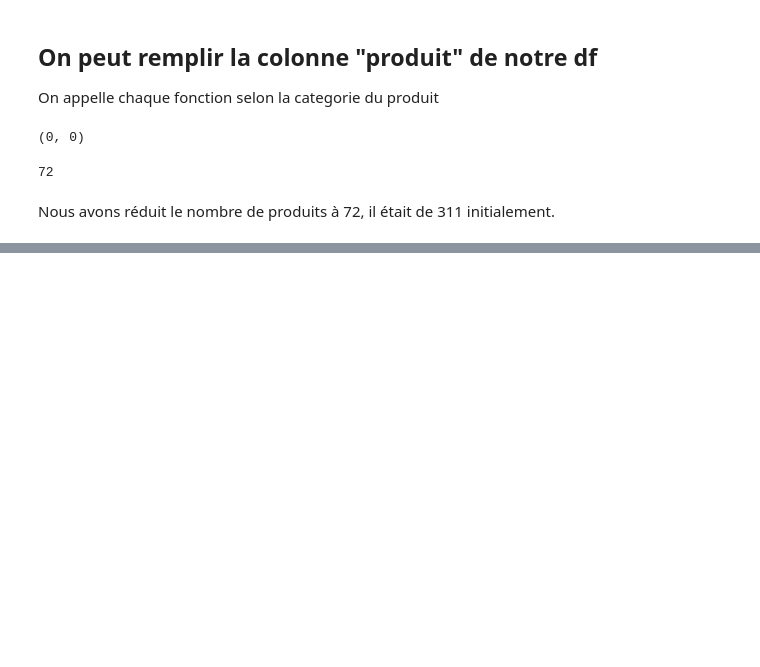
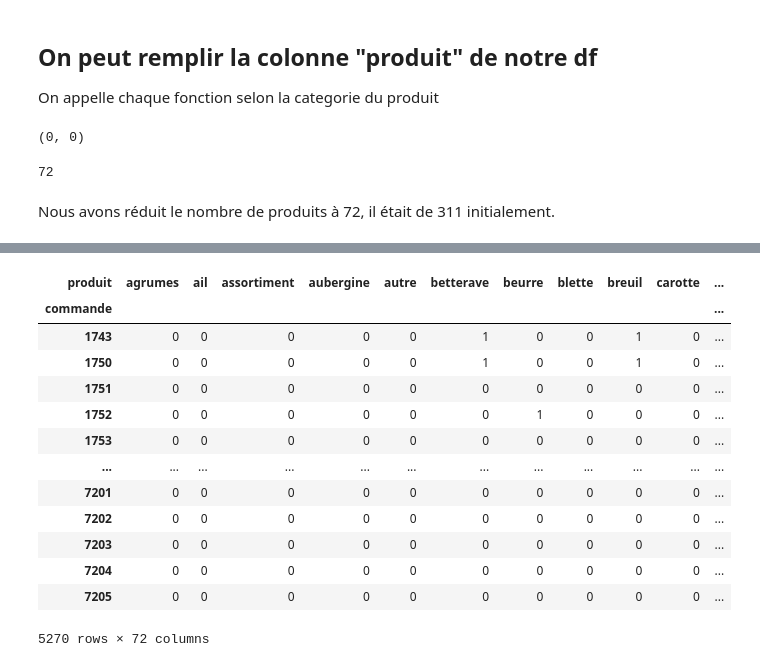
Before and after one commit to Kesskisspass/etxaldebot, a Jupyter notebook: recommandation/etxaldebot.ipynb, the cells around one changed output, grey strips where cells are left out. Drawn from its saved outputs; the diff is of its cells as text; code cells hidden in the pictures; blank space fills up the shorter version.

Commit message:
data transform pour ml

```diff
--- a/recommandation/etxaldebot.ipynb
+++ b/recommandation/etxaldebot.ipynb
@@ -587,0 +597,2 @@ Nous avons réduit le nombre de produits à 72, il était de 311 initialement.
+# %%
+df_to_transform = df[['commande','produit']]
@@ -587,0 +615,19 @@ Nous avons réduit le nombre de produits à 72, il était de 311 initialement.
+# %%
+df_final = pd.pivot_table(df_to_transform, index = 'commande', values ='produit', columns='produit', aggfunc='size',fill_value=0)
+# %%
+df_final
+# %% [output]
+| produit | agrumes | ail | assortiment | aubergine | autre | betterave | beurre | blette | breuil | carotte | ... |
+| commande |  |  |  |  |  |  |  |  |  |  | ... |
+| 1743 | 0 | 0 | 0 | 0 | 0 | 1 | 0 | 0 | 1 | 0 | ... |
+| 1750 | 0 | 0 | 0 | 0 | 0 | 1 | 0 | 0 | 1 | 0 | ... |
+| 1751 | 0 | 0 | 0 | 0 | 0 | 0 | 0 | 0 | 0 | 0 | ... |
+| 1752 | 0 | 0 | 0 | 0 | 0 | 0 | 1 | 0 | 0 | 0 | ... |
+| 1753 | 0 | 0 | 0 | 0 | 0 | 0 | 0 | 0 | 0 | 0 | ... |
+| ... | ... | ... | ... | ... | ... | ... | ... | ... | ... | ... | ... |
+| 7201 | 0 | 0 | 0 | 0 | 0 | 0 | 0 | 0 | 0 | 0 | ... |
+| 7202 | 0 | 0 | 0 | 0 | 0 | 0 | 0 | 0 | 0 | 0 | ... |
+| 7203 | 0 | 0 | 0 | 0 | 0 | 0 | 0 | 0 | 0 | 0 | ... |
+| 7204 | 0 | 0 | 0 | 0 | 0 | 0 | 0 | 0 | 0 | 0 | ... |
+| 7205 | 0 | 0 | 0 | 0 | 0 | 0 | 0 | 0 | 0 | 0 | ... |
+5270 rows × 72 columns
```
Also changed, not shown: parts of 2 cells of this notebook.
